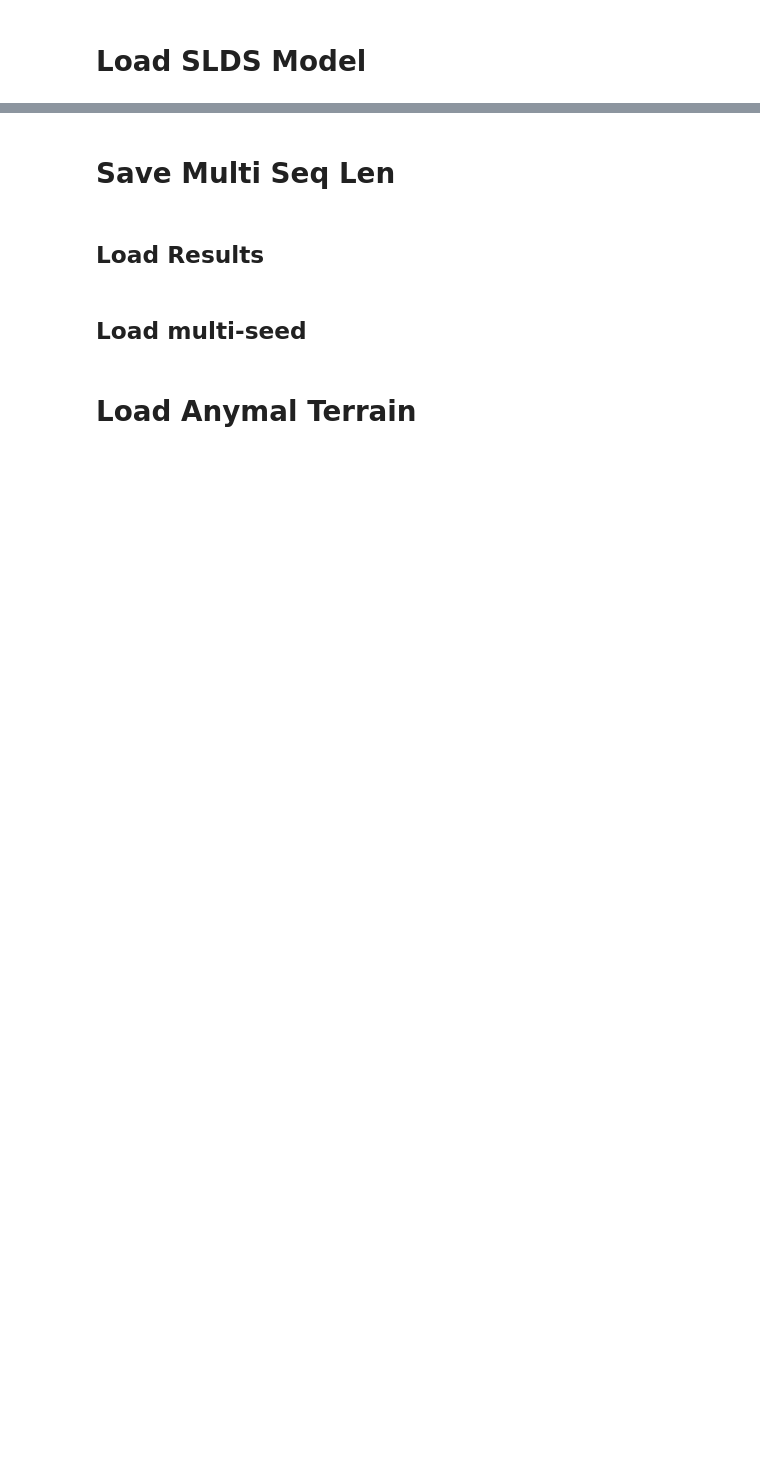
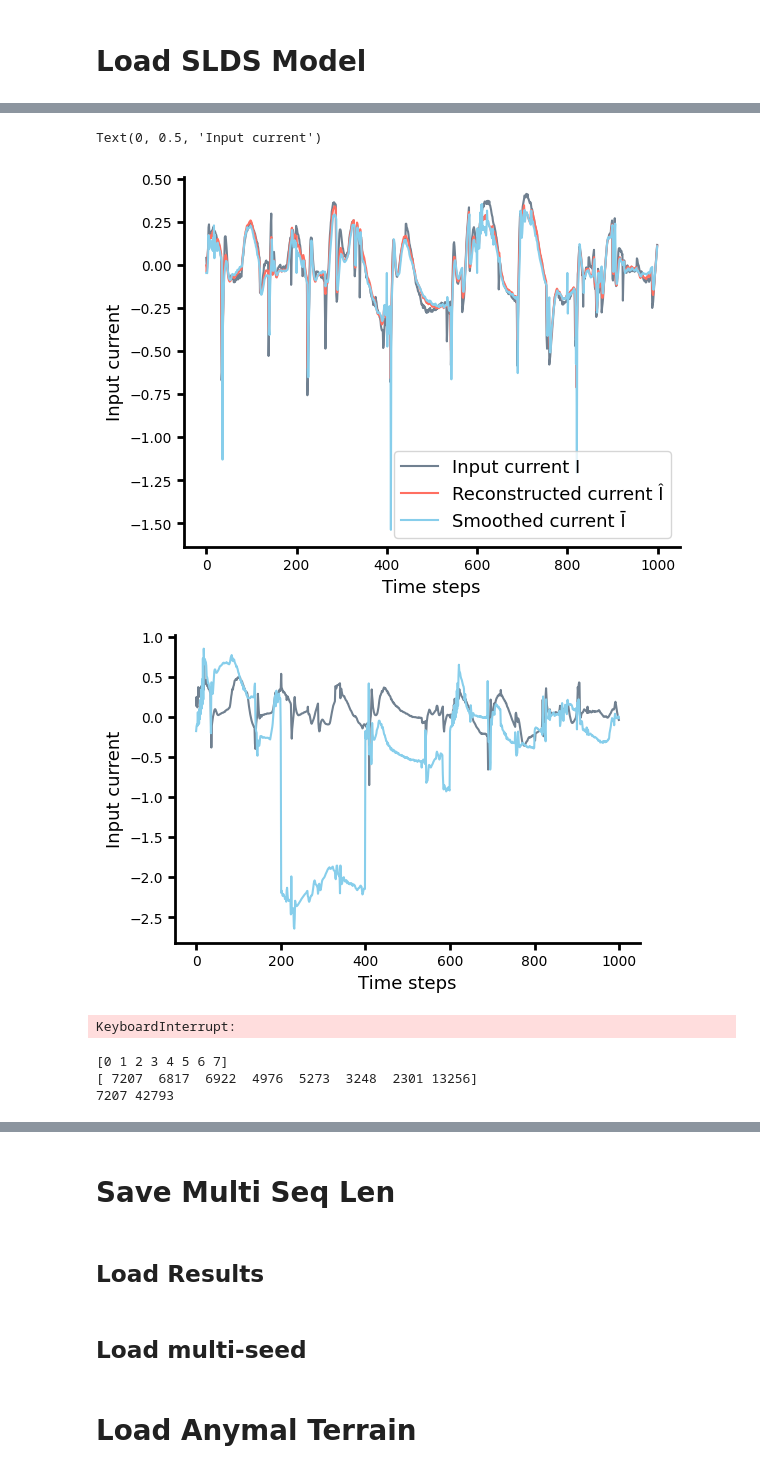
Before and after one commit to elliottabe/TiDHy, a Jupyter notebook: TiDHy_Figures_revision01.ipynb, the cells around one changed output, grey strips where cells are left out. Saved outputs shown, nothing was run; the diff lists cells and outputs as text; code cells hidden in the pictures; blank space fills up the shorter version.

```diff
--- a/TiDHy_Figures_revision01.ipynb
+++ b/TiDHy_Figures_revision01.ipynb
@@ -153,0 +232,2 @@ KeyboardInterrupt:
+# %%
+Ws = model_dict['temporal'].reshape(model.mix_dim, model.r_dim, model.r_dim)
@@ -153,0 +269,3 @@ KeyboardInterrupt:
+# %%
+epoch=1000
+loaded_model = load_model(model,cfg.paths.ckpt_dir/f'epoch_{epoch:04d}')
@@ -153,0 +316,15 @@ KeyboardInterrupt:
+# %%
+result_dict = {}
+seq_len = [100,200,500,1000,2000]
+for seq in tqdm(seq_len):
+    inputs_test = stack_data(data_dict['inputs_test'], sequence_length=seq, overlap=seq)
+    spatial_loss_rhat_avg, spatial_loss_rbar_avg, temp_loss_avg, result_dict_single = evaluate_record(loaded_model, inputs_test)
+    result_dict['{}'.format(seq)] = result_dict_single
+# %%
+W = jnp.stack([result_dict[str(seq)]['W'].reshape(-1, result_dict[str(seq)]['W'].shape[-1]) for seq in seq_len])
+I = jnp.stack([result_dict[str(seq)]['I'].reshape(-1, result_dict[str(seq)]['I'].shape[-1]) for seq in seq_len])
+Ihat = jnp.stack([result_dict[str(seq)]['I_hat'].reshape(-1, result_dict[str(seq)]['I_hat'].shape[-1]) for seq in seq_len])
+Ibar = jnp.stack([result_dict[str(seq)]['I_bar'].reshape(-1, result_dict[str(seq)]['I_bar'].shape[-1]) for seq in seq_len])
+R_hat = jnp.stack([result_dict[str(seq)]['R_hat'].reshape(-1, result_dict[str(seq)]['R_hat'].shape[-1]) for seq in seq_len])
+R_bar = jnp.stack([result_dict[str(seq)]['R_bar'].reshape(-1, result_dict[str(seq)]['R_bar'].shape[-1]) for seq in seq_len])
+R2_hat = jnp.stack([result_dict[str(seq)]['R2_hat'].reshape(-1, result_dict[str(seq)]['R2_hat'].shape[-1]) for seq in seq_len])
@@ -153,0 +361,26 @@ KeyboardInterrupt:
+# %%
+ts = 1
+feature = 0
+T_max = 1000
+plt.plot(I[ts,:T_max, feature], color=clr2b[0], label='Input current I')
+plt.plot(Ihat[ts,:T_max, feature], color=clr2b[1], label='Reconstructed current Î')
+plt.plot(Ibar[ts,:T_max, feature], color=clr2b[2], label='Smoothed current Ī')
+plt.xlabel('Time steps', fontsize=fontsize)
+plt.ylabel('Input current', fontsize=fontsize)
+plt.legend(fontsize=fontsize)
+
+ts = 1
+feature = 0
+T_max = 1000
+fig,axs = plt.subplots(1,1, figsize=(6,4))
+ax = axs
+ax.plot(R_bar[ts,:T_max, feature], color=clr2b[0], label='Input current I')
+# ax.plot(R_hat[ts,:T_max, feature], color=clr2b[1], label='Reconstructed current Î')
+ax.plot(R2_hat[ts,:T_max, feature], color=clr2b[2], label='Smoothed current Ī')
+ax.set_xlabel('Time steps', fontsize=fontsize)
+ax.set_ylabel('Input current', fontsize=fontsize)
+# plt.legend(fontsize=fontsize)
+# %% [output]
+Text(0, 0.5, 'Input current')
+[figure, added]
+[figure, added]
@@ -153,0 +419,22 @@ KeyboardInterrupt:
+# %%
+# hdb = HDBSCAN(min_cluster_size=50, min_samples=1, cluster_selection_epsilon=0.75)
+# scaler = StandardScaler()
+# X_scaled = scaler.fit_transform(R_hat[1])
+# hdb.fit(X_scaled)
+# labels = hdb.labels_
+spec_cluster = SpectralClustering(n_clusters=8, affinity='nearest_neighbors')
+scaler = StandardScaler()
+X_scaled = scaler.fit_transform(R_hat[1])
+spec_cluster.fit(X_scaled)
+labels_spec = spec_cluster.labels_
+# %% [output]
+KeyboardInterrupt:
+# %%
+l_lab, l_counts = np.unique(labels,return_counts=True)
+print(l_lab)
+print(l_counts)
+print(l_counts[0], sum(l_counts[1:]))
+# %% [output]
+[0 1 2 3 4 5 6 7]
+[ 7207  6817  6922  4976  5273  3248  2301 13256]
+7207 42793
```
Also changed, not shown: parts of 82 cells of this notebook, 48 other files.
